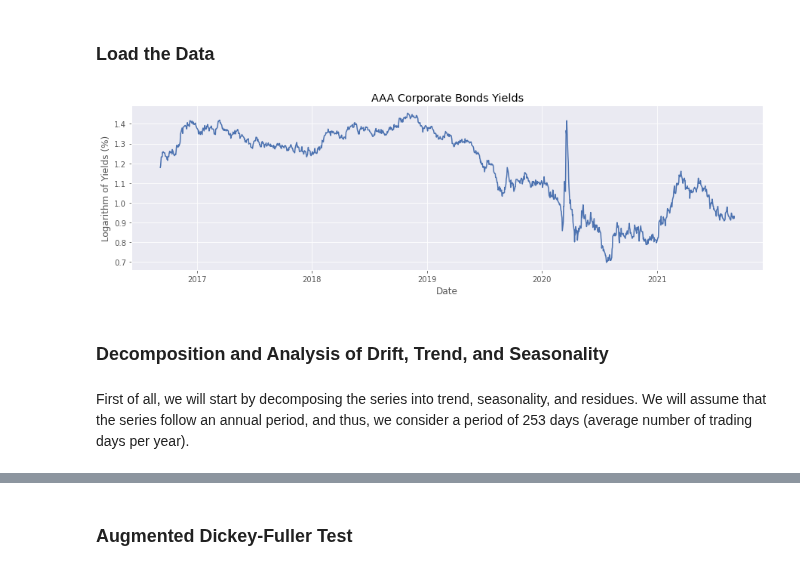
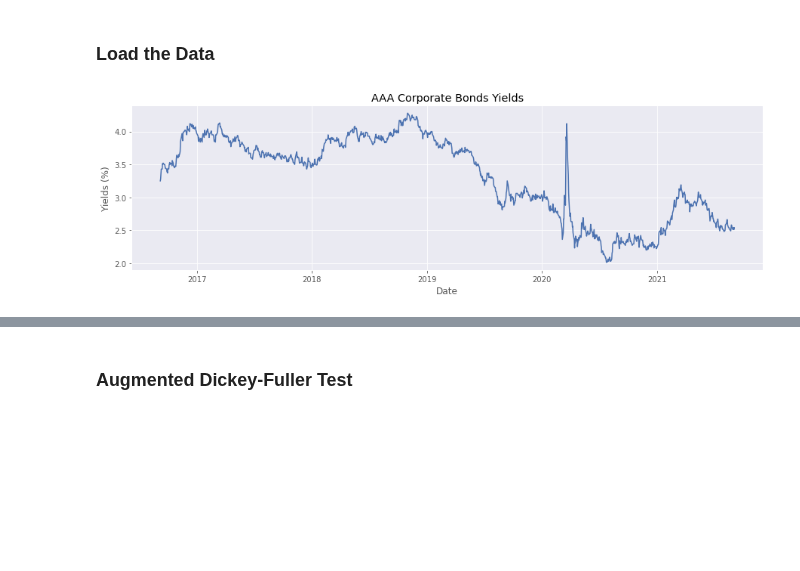
Before and after one commit to daniel-deutsch/FTD, a Jupyter notebook: Econometrics/EA1/main.ipynb, the cells around one changed output, grey strips where cells are left out. Saved outputs shown, nothing was run; the diff lists cells and outputs as text; code cells hidden in the pictures; blank space fills up the shorter version.

Commit message:
Applied corrections: no log applied to series, ADF is now the first step, Trend and Seasonality are analysed in the first differenced series, ARMA model applied to cyclical component.

```diff
--- a/Econometrics/EA1/main.ipynb
+++ b/Econometrics/EA1/main.ipynb
@@ -28,22 +30,15 @@ plt.rcParams.update({
 # %%
 # Loads data and makes small modifications on the df
 df_aaa = pd.read_csv("datasets/AAA_corpbonds_yields.csv", na_values='.')
 df_aaa['DATE'] = pd.to_datetime(df_aaa['DATE'], format='%Y-%m-%d')
 df_aaa.rename(columns={'DATE': 'date', 'DAAA': 'value'}, inplace=True)
 df_aaa.dropna(inplace=True)
 
-# Applies log-transform
-df_aaa['value'] = np.log(df_aaa['value'])
-
 # Plots the time series
 plt.plot(df_aaa['date'], df_aaa['value'])
 plt.title("AAA Corporate Bonds Yields")
 plt.xlabel("Date")
-plt.ylabel("Logarithm of Yields (%)")
+plt.ylabel("Yields (%)")
 plt.show()
 # %% [output]
-[figure, old version]
+[figure, new version]
-# %% [markdown]
-### Decomposition and Analysis of Drift, Trend, and Seasonality
-# %% [markdown]
-First of all, we will start by decomposing the series into trend, seasonality, and residues. We will assume that the series follow an annual period, and thus, we consider a period of 253 days (average number of trading days per year).
```
Also changed, not shown: parts of 33 cells of this notebook, 1 other file.
